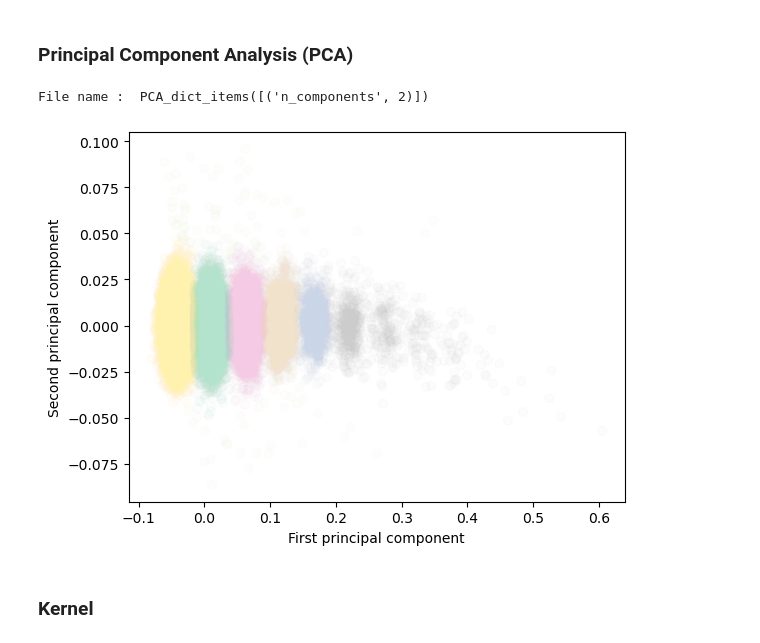
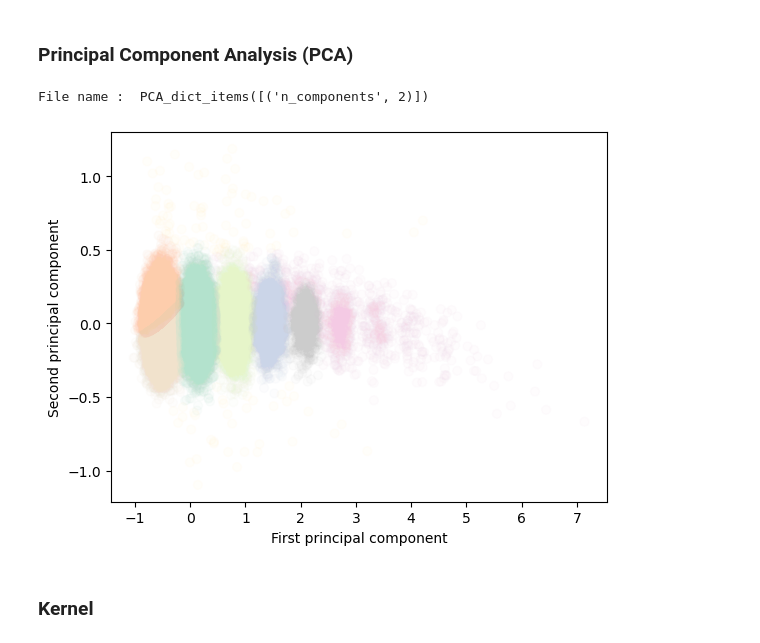
Before and after one commit to polyquantique/Photon-Number-Classification, a Jupyter notebook: DimensionalityReduction.ipynb, the cells around one changed output. Cells and saved outputs as stored; diff of their text form; code cells hidden in the pictures.

```diff
--- a/DimensionalityReduction.ipynb
+++ b/DimensionalityReduction.ipynb
@@ -45,7 +45,7 @@ def reduction(X,function,plot=False,**param):
     """
     # reduction(X,function,plot=False,**param)
 
-    Verifies if a function has been saved in the `Preprocess` folder to avoid unnecessary computation.
+    Verifies if a function has been saved in the `DR preprocess` folder to avoid unnecessary computation.
 
     -X (array-like, sparse matrix) : Inputs of the function that needs to be computed.
     -function (function) : Function that is executed.
@@ -58,13 +58,13 @@ def reduction(X,function,plot=False,**param):
 
     # Check for existing file
     try:
-        result = np.load(f"Preprocess\{file_name}.npy",allow_pickle=True)
+        result = np.load(f"DR preprocess\{file_name}.npy",allow_pickle=True)
 
     # Compute operation if file does not exist
     except:
         method = function(**param)
         result = method.fit_transform(X)
-        np.save(f"Preprocess\{file_name}",arr=result)
+        np.save(f"DR Log\{file_name}",arr=result)
 
     # Plot results
     if plot:
@@ -113,10 +113,10 @@ Number of test samples 26112
 ### Principal Component Analysis (PCA)
 # %%
 X_pca = reduction(X,PCA,n_components=2)
-clustering(X_kernel_poly,BayesianGaussianMixture,reg_covar=1e-05,n_components=8, covariance_type='full', random_state=42)
+clustering(X_pca,BayesianGaussianMixture,reg_covar=1e-05,n_components=8, covariance_type='full', random_state=42)
 # %% [output]
 File name :  PCA_dict_items([('n_components', 2)])
-[figure, old version]
+[figure, new version]
 # %% [markdown]
 ### Kernel
 # %% [markdown]
```
Also changed, not shown: parts of 1 cell of this notebook, 40 other files.
